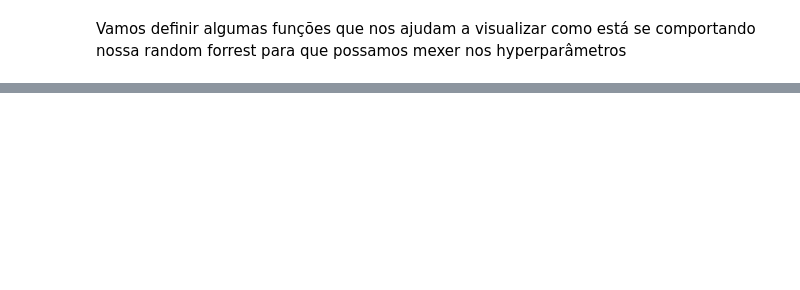
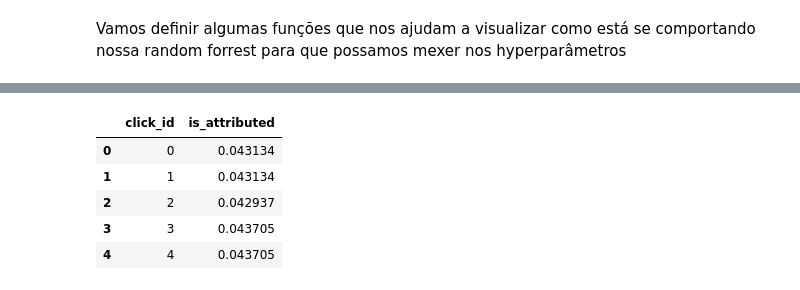
Before and after one commit to rgriva/Kaggle, a Jupyter notebook: Prediction-Alessandro.ipynb, the cells around one changed output, grey strips where cells are left out. Drawn from its saved outputs; the diff is of its cells as text; code cells hidden in the pictures; blank space fills up the shorter version.

```diff
--- a/Prediction-Alessandro.ipynb
+++ b/Prediction-Alessandro.ipynb
@@ -382,0 +382,25 @@ draw_ensemble(clf_rf, 200)
+# %%
+# Usando o modelo treinado para prever nos dados de teste
+
+prev = clf_rf.predict_proba(test_eng[['ip_conv',
+                                      'ip_count',
+                                      'app_conv',
+                                      'app_count',
+                                      'ch_conv',
+                                      'ch_count',
+                                      'os',
+                                      'hours',
+                                      'minutes']])[:,1]
+# %%
+# Criando o csv para submeter pro Kaggle
+
+submission = pd.DataFrame({'click_id': range(0,len(prev)), 'is_attributed': prev})
+# %%
+submission.head()
+# %% [output]
+|  | click_id | is_attributed |
+| 0 | 0 | 0.043134 |
+| 1 | 1 | 0.043134 |
+| 2 | 2 | 0.042937 |
+| 3 | 3 | 0.043705 |
+| 4 | 4 | 0.043705 |
```
Also changed, not shown: parts of 7 cells of this notebook.
